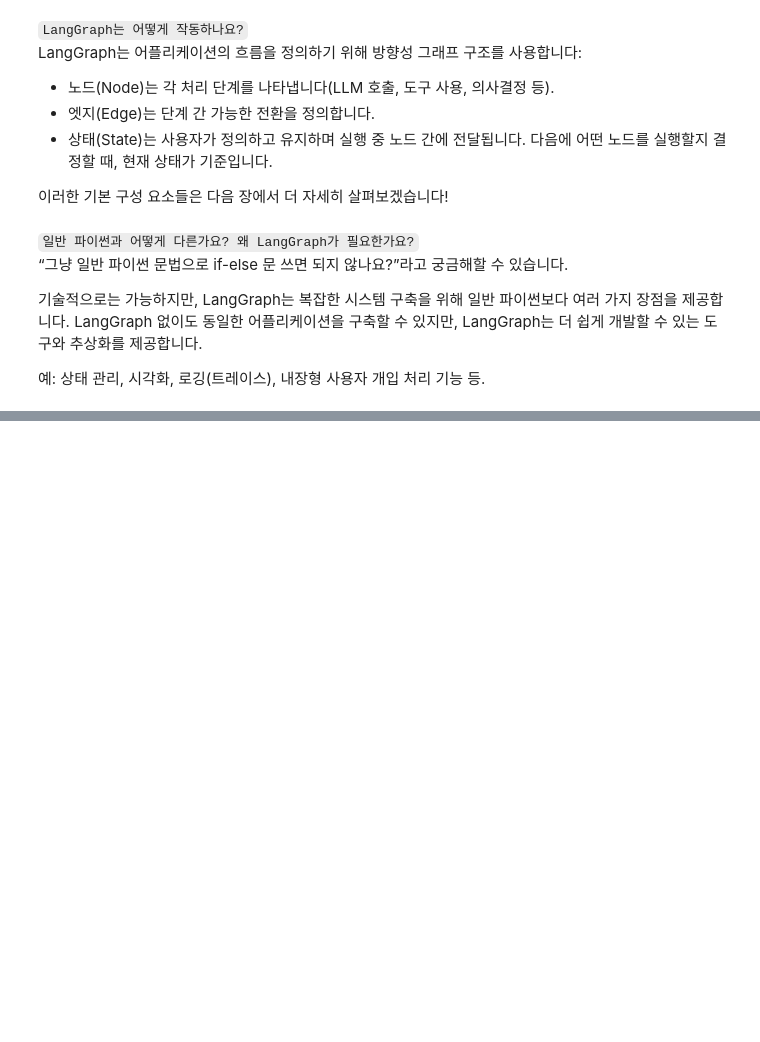
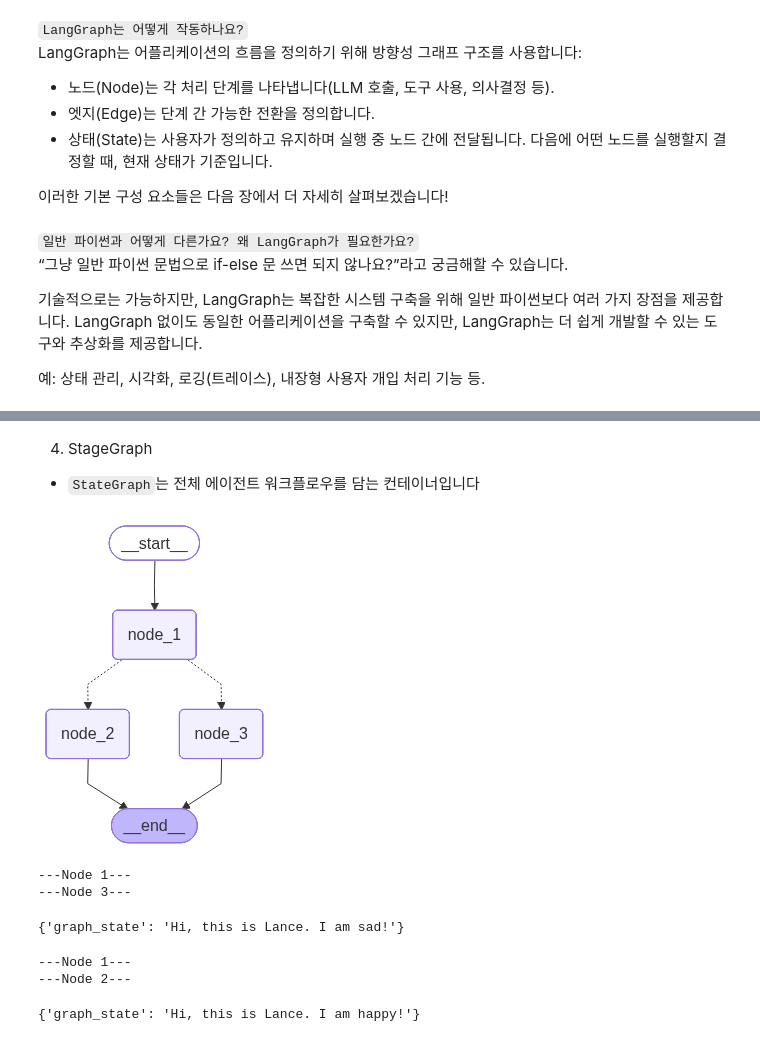
Before and after one commit to leadbreak/hf-agent-course, a Jupyter notebook: lectures/unit2/02_study/3_summary.ipynb, the cells around one changed output, grey strips where cells are left out. Drawn from its saved outputs; the diff is of its cells as text; code cells hidden in the pictures; blank space fills up the shorter version.

Commit message:
study components of langgraph

```diff
--- a/lectures/unit2/02_study/3_summary.ipynb
+++ b/lectures/unit2/02_study/3_summary.ipynb
@@ -30,0 +40,5 @@ LangGraph는 어플리케이션의 흐름을 정의하기 위해 방향성 그
+# %%
+from typing_extensions import TypedDict
+
+class State(TypedDict):
+    graph_state: str
@@ -30,0 +76,55 @@ LangGraph는 어플리케이션의 흐름을 정의하기 위해 방향성 그
+# %%
+import random
+from typing import Literal
+
+def decide_mood(state) -> Literal["node_2", "node_3"]:
+
+    # 종종 상태를 사용해 다음에 방문할 노드를 결정합니다
+    user_input = state['graph_state']
+
+    # 여기서는 노드 2, 3 사이를 50:50으로 분기합니다
+    if random.random() < 0.5:
+
+        # 50% 확률로 Node 2 반환
+        return "node_2"
+
+    # 50% 확률로 Node 3 반환
+    return "node_3"
+# %% [markdown]
+4. StageGraph
+- `StateGraph`는 전체 에이전트 워크플로우를 담는 컨테이너입니다
+# %%
+from IPython.display import Image, display
+from langgraph.graph import StateGraph, START, END
+
+# 그래프 생성
+builder = StateGraph(State)
+builder.add_node("node_1", node_1)
+builder.add_node("node_2", node_2)
+builder.add_node("node_3", node_3)
+
+# 로직 정의
+builder.add_edge(START, "node_1")
+builder.add_conditional_edges("node_1", decide_mood)
+builder.add_edge("node_2", END)
+builder.add_edge("node_3", END)
+
+# 그래프 컴파일
+graph = builder.compile()
+# %%
+# 시각화
+display(Image(graph.get_graph().draw_mermaid_png()))
+# %% [output]
+[figure, added]
+# %%
+graph.invoke({"graph_state" : "Hi, this is Lance."})
+# %% [output]
+---Node 1---
+---Node 3---
+{'graph_state': 'Hi, this is Lance. I am sad!'}
+# %%
+graph.invoke({"graph_state" : "Hi, this is Lance."})
+# %% [output]
+---Node 1---
+---Node 2---
+{'graph_state': 'Hi, this is Lance. I am happy!'}
```
Also changed, not shown: parts of 7 cells of this notebook.
